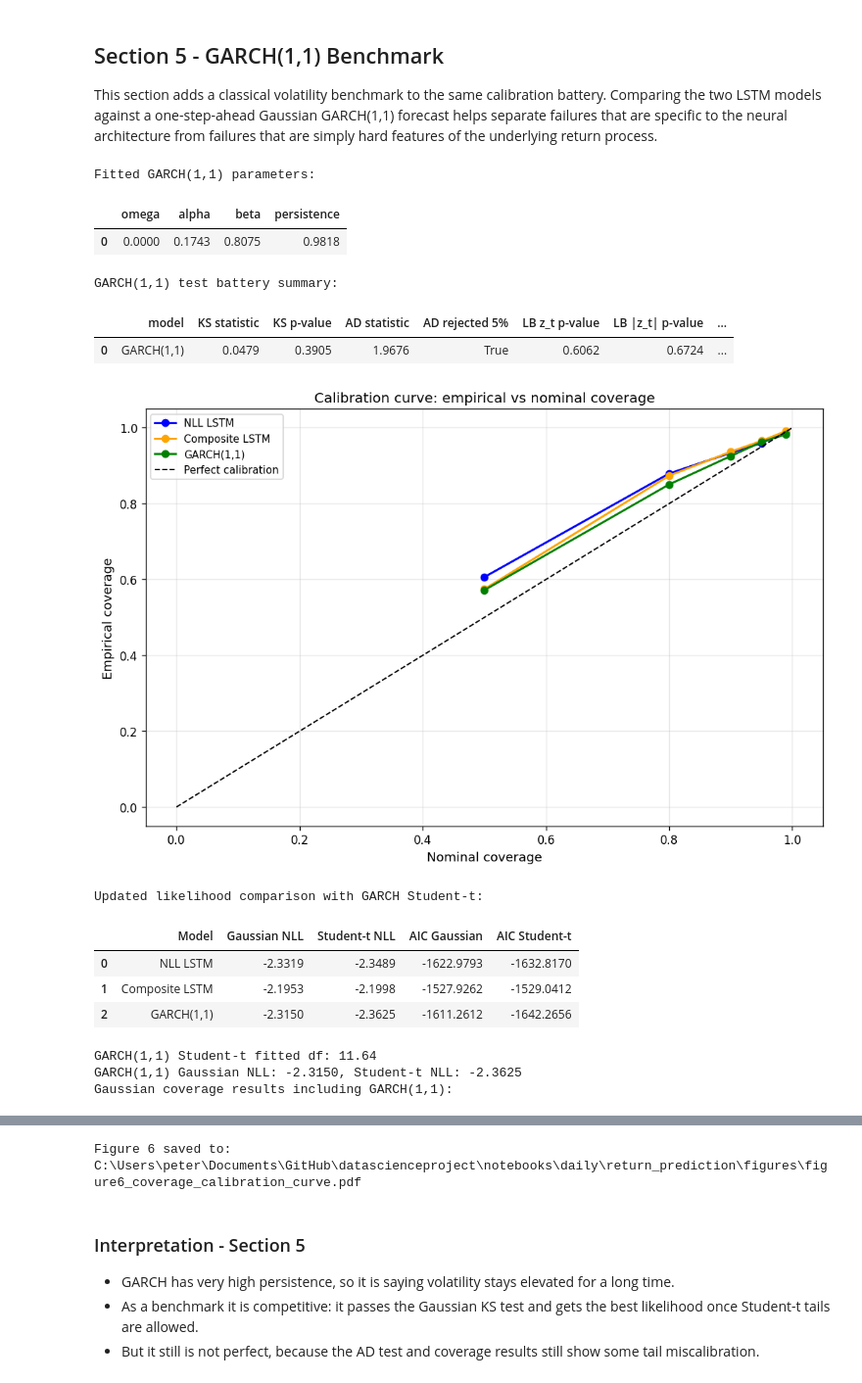
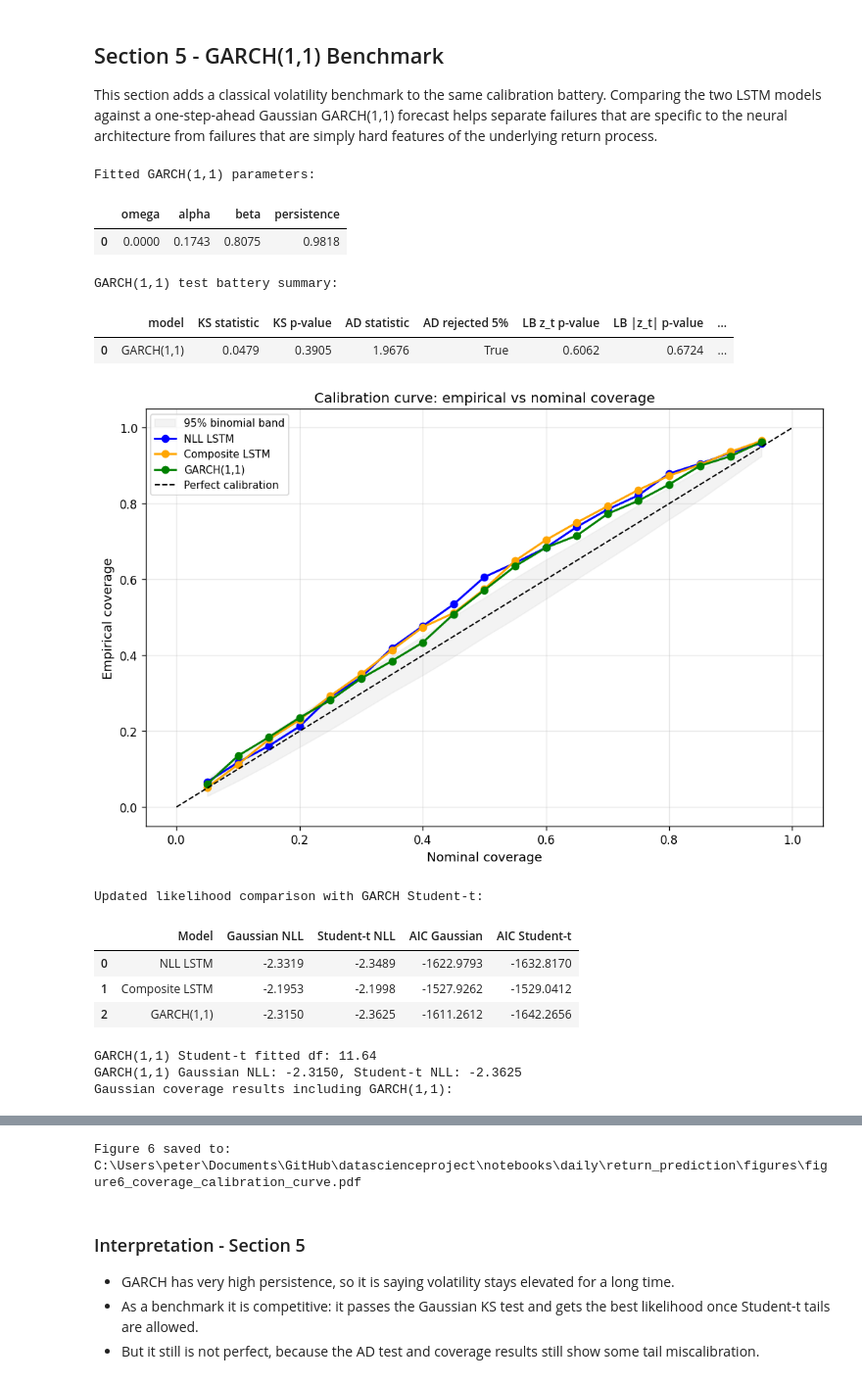
Before and after one commit to PeterLP123/wti-return-forecasting, a Jupyter notebook: notebooks/daily/return_prediction/probabilistic_calibration_study.ipynb, the cells around one changed output, grey strips where cells are left out. Shown at 98% size. Cells and saved outputs as stored; diff of their text form; code cells hidden in the pictures.

```diff
--- a/notebooks/daily/return_prediction/probabilistic_calibration_study.ipynb
+++ b/notebooks/daily/return_prediction/probabilistic_calibration_study.ipynb
@@ -1264,12 +1264,33 @@ section5_battery = pd.DataFrame(
 print("GARCH(1,1) test battery summary:")
 display(section5_battery)
 
+fine_coverage_levels = np.arange(0.05, 1.00, 0.05)
 coverage_gaussian_with_garch = pd.concat(
-    [gaussian_coverage_tables["NLL LSTM"], gaussian_coverage_tables["Composite LSTM"], garch_coverage_table],
+    [
+        coverage_table(r_true, mu_nll, sigma_nll, fine_coverage_levels, "NLL LSTM", dist_name="norm"),
+        coverage_table(r_true, mu_comp, sigma_comp, fine_coverage_levels, "Composite LSTM", dist_name="norm"),
+        coverage_table(r_true, mu_garch, sigma_garch, fine_coverage_levels, "GARCH(1,1)", dist_name="norm"),
+    ],
     ignore_index=True,
 )
 
+binomial_band = np.array([
+    stats.binom.ppf([0.025, 0.975], n=348, p=alpha) / 348
+    for alpha in fine_coverage_levels
+])
+binomial_lower = binomial_band[:, 0]
+binomial_upper = binomial_band[:, 1]
+
 fig, ax = plt.subplots(figsize=(9, 6))
+ax.fill_between(
+    fine_coverage_levels,
+    binomial_lower,
+    binomial_upper,
+    color="lightgrey",
+    alpha=0.25,
+    label="95% binomial band",
+    zorder=0,
+)
 for label, color in [
     ("NLL LSTM", MODEL_COLORS["NLL LSTM"]),
     ("Composite LSTM", MODEL_COLORS["Composite LSTM"]),
@@ -1286,34 +1307,34 @@ ax.grid(True, alpha=0.3)
 fig.tight_layout()
 figure_6_path = FIGURES_DIR / "figure6_coverage_calibration_curve.pdf"
 fig.savefig(figure_6_path, bbox_inches="tight")
 plt.show()
 
 nu_garch = fit_standard_t_df(z_garch)
 student_t_df_lookup["GARCH(1,1)"] = nu_garch
 garch_student_t_nll, garch_student_t_loglik = student_t_nll_per_observation(z_garch, sigma_garch, nu_garch)
 
 likelihood_results["GARCH(1,1)"]["Student-t NLL"] = garch_student_t_nll
 likelihood_results["GARCH(1,1)"]["AIC Student-t"] = 2.0 - 2.0 * garch_student_t_loglik
 
 # Re-display the full likelihood table now that GARCH is complete
 updated_likelihood_df = pd.DataFrame([{"Model": label, **metrics} for label, metrics in likelihood_results.items()])
 print("Updated likelihood comparison with GARCH Student-t:")
 display(updated_likelihood_df)
 
 print(f"GARCH(1,1) Student-t fitted df: {nu_garch:.2f}")
 print(f"GARCH(1,1) Gaussian NLL: {garch_gaussian_nll:.4f}, Student-t NLL: {garch_student_t_nll:.4f}")
 
 print("Gaussian coverage results including GARCH(1,1):")
 display(coverage_gaussian_with_garch)
 print(f"Figure 6 saved to: {figure_6_path}")
 # %% [output]
 Fitted GARCH(1,1) parameters:
 |  | omega | alpha | beta | persistence |
 | 0 | 0.0000 | 0.1743 | 0.8075 | 0.9818 |
 GARCH(1,1) test battery summary:
 |  | model | KS statistic | KS p-value | AD statistic | AD rejected 5% | LB z_t p-value | LB |z_t| p-value | ... |
 | 0 | GARCH(1,1) | 0.0479 | 0.3905 | 1.9676 | True | 0.6062 | 0.6724 | ... |
-[figure, old version]
+[figure, new version]
 Updated likelihood comparison with GARCH Student-t:
 |  | Model | Gaussian NLL | Student-t NLL | AIC Gaussian | AIC Student-t |
 | 0 | NLL LSTM | -2.3319 | -2.3489 | -1622.9793 | -1632.8170 |
```
Also changed, not shown: parts of 20 cells of this notebook.
